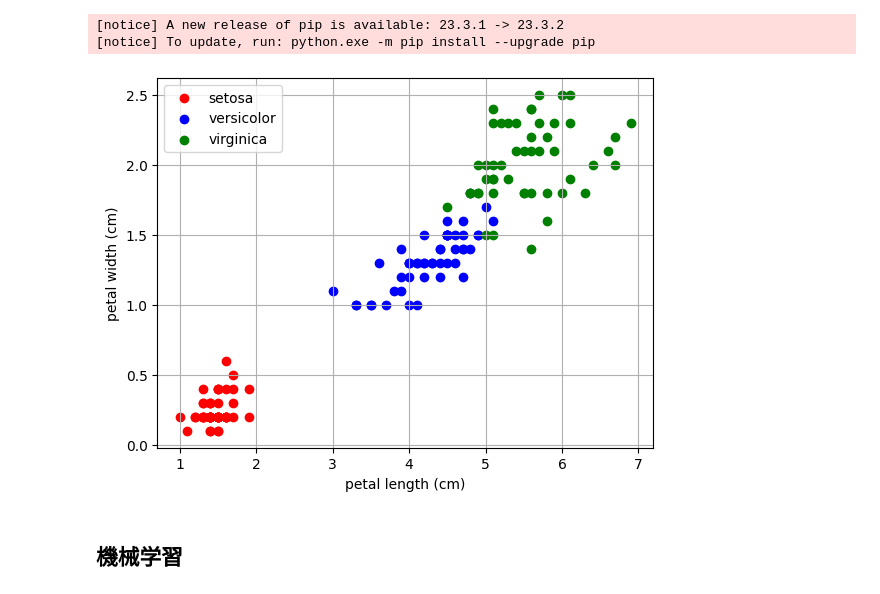
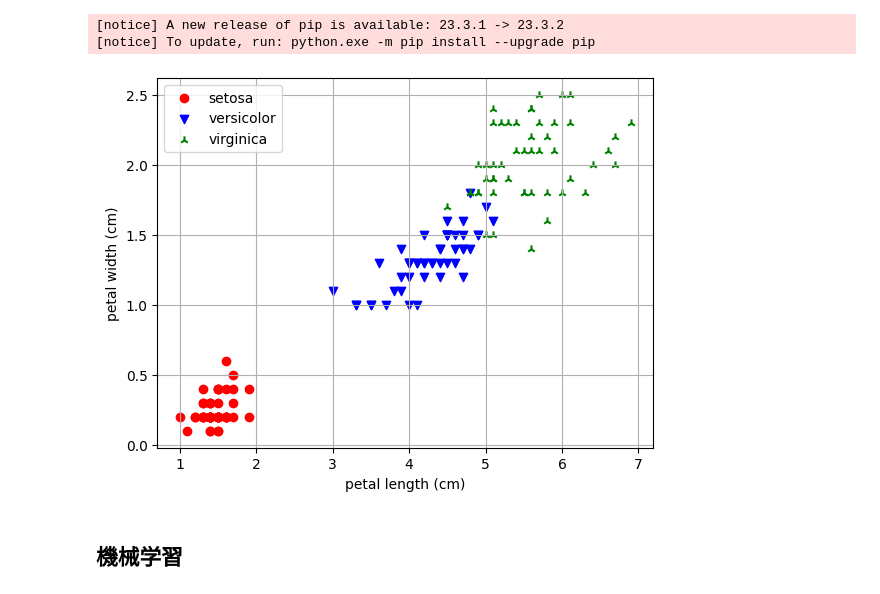
Before and after one commit to shou-hatu/Basic-Python3, a Jupyter notebook: sklearn_quiz.ipynb, the cells around one changed output. Drawn from its saved outputs; the diff is of its cells as text; code cells hidden in the pictures.

```diff
--- a/sklearn_quiz.ipynb
+++ b/sklearn_quiz.ipynb
@@ -124,36 +127,36 @@ Requirement already satisfied: six>=1.5 in c:\users\shouh\appdata\local\programs
 #やる事
 #targetの追加
 #0,1,2ごとにmask作成
 #マスクごとにplt.scatter()
 
 #targetの追加
 df_data['category'] = df_target['target']
 
 #0,1,2ごとにmask作成
 #- 0 が `setosa`（ヒオウギアヤメ）
 #- 1 が `versicolor`（ブルーフラッグ）
 #- 2 が `virginica`（バージニカ）
 mask_0_setosa = df_data['category'] == 0
 mask_1_versicolor = df_data['category'] == 1
 mask_2_virginica = df_data['category'] == 2
 
 df_0_setosa = df_data[mask_0_setosa]
 df_1_versicolor = df_data[mask_1_versicolor]
 df_2_virginica = df_data[mask_2_virginica]
 
 #マスクごとにplt.scatter()
 plt.scatter(df_0_setosa['petal length (cm)'] , df_0_setosa['petal width (cm)'] , color = 'r')
-plt.scatter(df_1_versicolor['petal length (cm)'] , df_1_versicolor['petal width (cm)'] , color = 'b')
-plt.scatter(df_2_virginica['petal length (cm)'] , df_2_virginica['petal width (cm)'] , color = 'g')
+plt.scatter(df_1_versicolor['petal length (cm)'] , df_1_versicolor['petal width (cm)'] , color = 'b' , marker = "v")
+plt.scatter(df_2_virginica['petal length (cm)'] , df_2_virginica['petal width (cm)'] , color = 'g' , marker = "2")
 
 
 plt.xlabel('petal length (cm)')
 plt.ylabel('petal width (cm)')
 labels = ['setosa' , 'versicolor' , 'virginica']
 plt.legend(labels , loc = 'upper left' , bbox_to_anchor = (0 , 1))
 plt.grid()
 # %% [output]
-[figure, old version]
+[figure, new version]
 # %% [markdown]
 ## 機械学習
 # %% [markdown]
```
Also changed, not shown: parts of 8 cells of this notebook.
